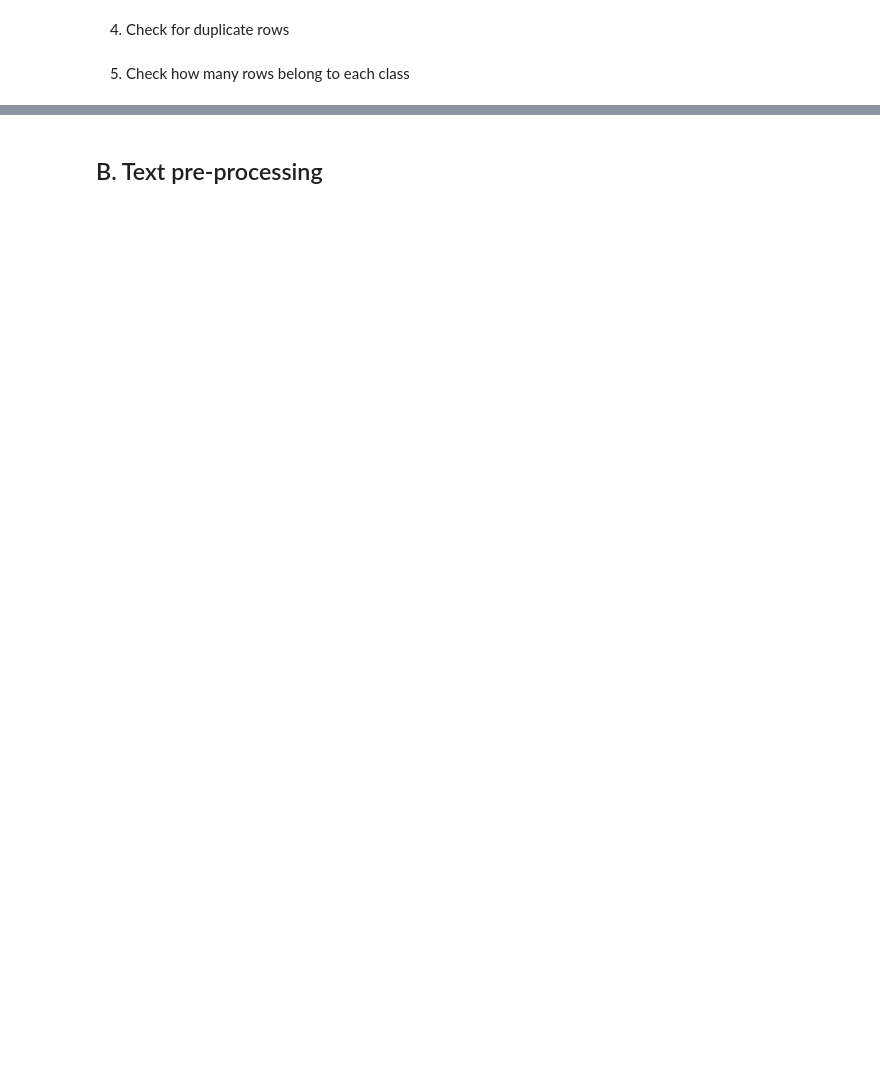
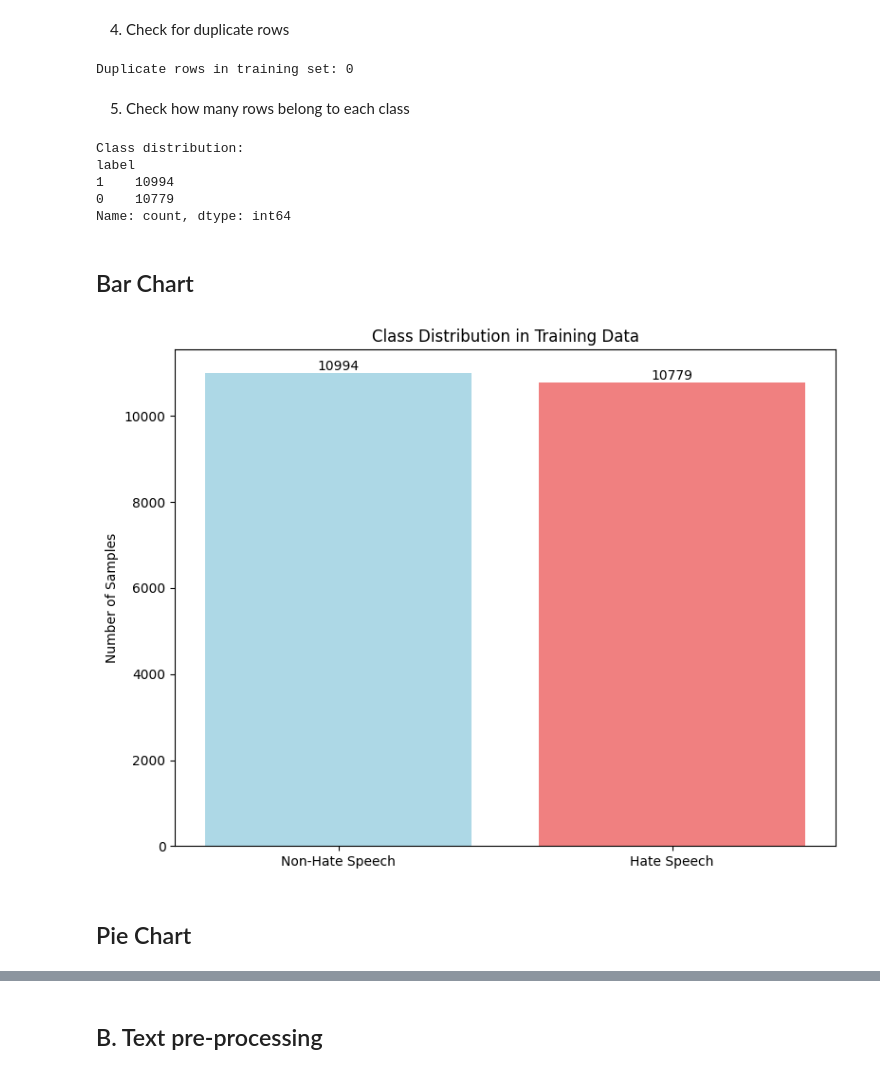
Before and after one commit to flexycode/CCMACLRL_EXERCISES_COM231ML, a Jupyter notebook: Lab/Lab-Exercise-4/Exercise4.ipynb, the cells around one changed output, grey strips where cells are left out. Cells and saved outputs as stored; diff of their text form; code cells hidden in the pictures; blank space fills up the shorter version.

```diff
--- a/Lab/Lab-Exercise-4/Exercise4.ipynb
+++ b/Lab/Lab-Exercise-4/Exercise4.ipynb
@@ -26,0 +23,25 @@ splits = {'train': 'unique_train_dataset.csv', 'validation': 'unique_validation_
+# %%
+import pandas as pd
+import numpy as np
+import re
+import matplotlib.pyplot as plt
+import seaborn as sns
+
+# NLP libraries
+import nltk
+from nltk.corpus import stopwords
+from nltk.stem import PorterStemmer
+from nltk.tokenize import word_tokenize
+
+# ML libraries
+from sklearn.feature_extraction.text import TfidfVectorizer
+from sklearn.naive_bayes import MultinomialNB
+from sklearn.metrics import accuracy_score, precision_score, recall_score, f1_score, confusion_matrix, classification_report
+
+# Download NLTK resources
+nltk.download('punkt')
+nltk.download('stopwords')
+
+# Set style for visualizations
+plt.style.use('default')
+sns.set_palette("husl")
@@ -69,2 +121,6 @@ df_test = pd.read_csv("hf://datasets/mapsoriano/2016_2022_hate_speech_filipino/"
+# %%
+print(f"Duplicate rows in training set: {df_train.duplicated().sum()}")
+# %% [output]
+Duplicate rows in training set: 0
 # %% [markdown]
 5. Check how many rows belong to each class
@@ -72,0 +127,30 @@ df_test = pd.read_csv("hf://datasets/mapsoriano/2016_2022_hate_speech_filipino/"
+# %%
+class_distribution = df_train['label'].value_counts()
+print(f"\nClass distribution:\n{class_distribution}")
+# %% [output]
+Class distribution:
+label
+1    10994
+0    10779
+Name: count, dtype: int64
+# %% [markdown]
+## Bar Chart
+# %%
+plt.figure(figsize=(8, 6))
+bars = plt.bar(['Non-Hate Speech', 'Hate Speech'], class_distribution.values,
+               color=['lightblue', 'lightcoral'])
+plt.title('Class Distribution in Training Data')
+plt.ylabel('Number of Samples')
+
+# Add value labels on top of bars
+for bar in bars:
+    height = bar.get_height()
+    plt.text(bar.get_x() + bar.get_width()/2., height + 10,
+             f'{int(height)}', ha='center', va='bottom')
+
+plt.tight_layout()
+plt.show()
+# %% [output]
+[figure, added]
+# %% [markdown]
+## Pie Chart
```
Also changed, not shown: parts of 62 cells of this notebook.
